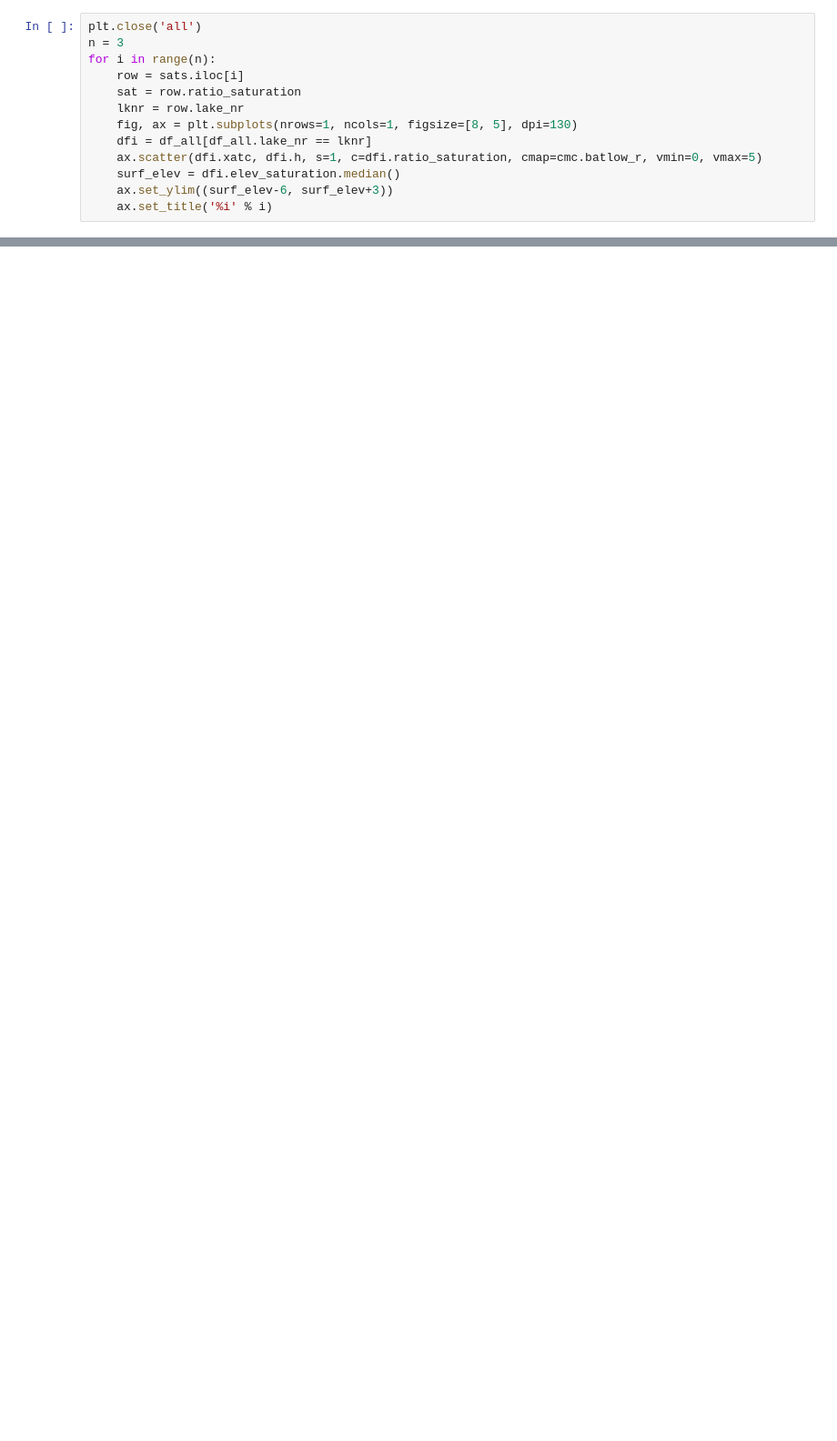
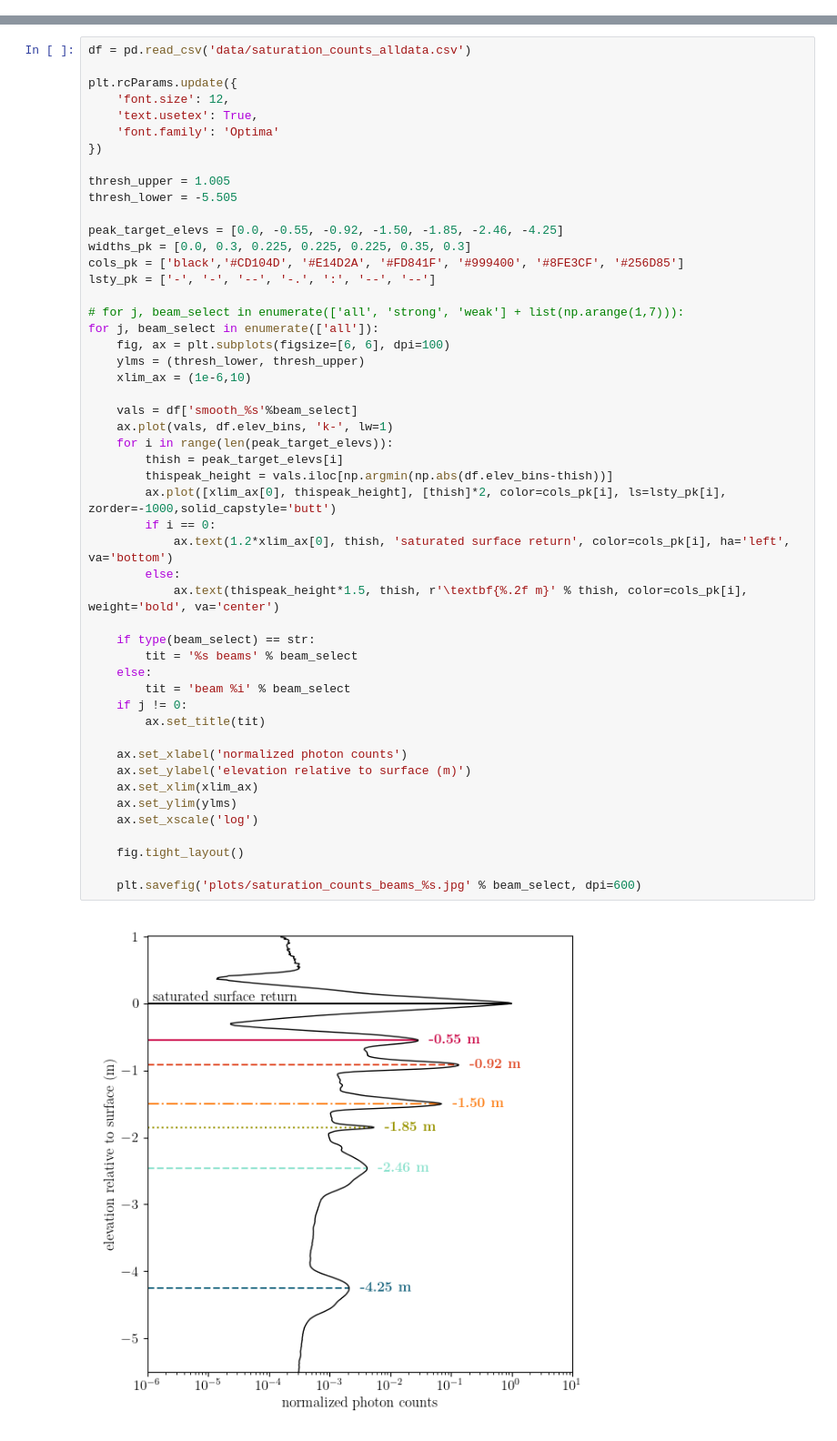
Before and after one commit to fliphilipp/icelakes-methods, a Jupyter notebook: 02-afterpulse-plots.ipynb, the cells around one changed output, grey strips where cells are left out. Shown at 91% size. Cells and saved outputs as stored; diff of their text form; blank space fills up the shorter version.

Commit message:
make afterpulse removal and density estimate comparison plots

```diff
--- a/02-afterpulse-plots.ipynb
+++ b/02-afterpulse-plots.ipynb
@@ -77,13 +5,0 @@ dfi
-# %%
-plt.close('all')
-n = 3
-for i in range(n):
-    row = sats.iloc[i]
-    sat = row.ratio_saturation
-    lknr = row.lake_nr
-    fig, ax = plt.subplots(nrows=1, ncols=1, figsize=[8, 5], dpi=130)
-    dfi = df_all[df_all.lake_nr == lknr]
-    ax.scatter(dfi.xatc, dfi.h, s=1, c=dfi.ratio_saturation, cmap=cmc.batlow_r, vmin=0, vmax=5)
-    surf_elev = dfi.elev_saturation.median()
-    ax.set_ylim((surf_elev-6, surf_elev+3))
-    ax.set_title('%i' % i)
@@ -126,0 +6,52 @@ df_all
+# %%
+df = pd.read_csv('data/saturation_counts_alldata.csv')
+
+plt.rcParams.update({
+    'font.size': 12,
+    'text.usetex': True,
+    'font.family': 'Optima'
+})
+
+thresh_upper = 1.005
+thresh_lower = -5.505
+
+peak_target_elevs = [0.0, -0.55, -0.92, -1.50, -1.85, -2.46, -4.25]
+widths_pk = [0.0, 0.3, 0.225, 0.225, 0.225, 0.35, 0.3]
+cols_pk = ['black','#CD104D', '#E14D2A', '#FD841F', '#999400', '#8FE3CF', '#256D85']
+lsty_pk = ['-', '-', '--', '-.', ':', '--', '--']
+
+# for j, beam_select in enumerate(['all', 'strong', 'weak'] + list(np.arange(1,7))):
+for j, beam_select in enumerate(['all']):
+    fig, ax = plt.subplots(figsize=[6, 6], dpi=100)
+    ylms = (thresh_lower, thresh_upper)
+    xlim_ax = (1e-6,10)
+
+    vals = df['smooth_%s'%beam_select]
+    ax.plot(vals, df.elev_bins, 'k-', lw=1)
+    for i in range(len(peak_target_elevs)):
+        thish = peak_target_elevs[i]
+        thispeak_height = vals.iloc[np.argmin(np.abs(df.elev_bins-thish))]
+        ax.plot([xlim_ax[0], thispeak_height], [thish]*2, color=cols_pk[i], ls=lsty_pk[i], zorder=-1000,solid_capstyle='butt')
+        if i == 0:
+            ax.text(1.2*xlim_ax[0], thish, 'saturated surface return', color=cols_pk[i], ha='left', va='bottom')
+        else:
+            ax.text(thispeak_height*1.5, thish, r'\textbf{%.2f m}' % thish, color=cols_pk[i], weight='bold', va='center')
+
+    if type(beam_select) == str:
+        tit = '%s beams' % beam_select
+    else:
+        tit = 'beam %i' % beam_select
+    if j != 0:
+        ax.set_title(tit)
+
+    ax.set_xlabel('normalized photon counts')
+    ax.set_ylabel('elevation relative to surface (m)')
+    ax.set_xlim(xlim_ax)
+    ax.set_ylim(ylms)
+    ax.set_xscale('log')
+
+    fig.tight_layout()
+
+    plt.savefig('plots/saturation_counts_beams_%s.jpg' % beam_select, dpi=600)
+# %% [output]
+[figure, added]
```
Also changed, not shown: parts of 10 cells of this notebook, 29 other files.
